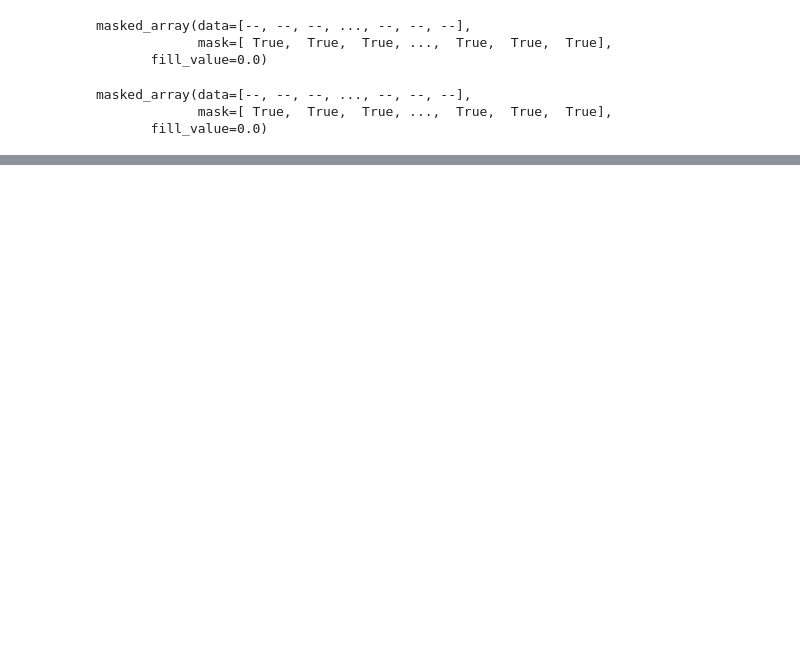
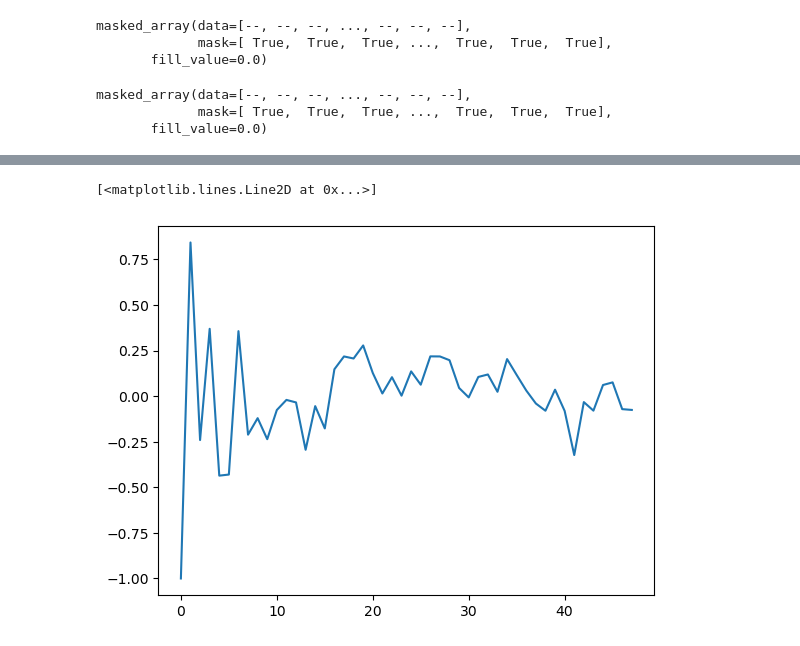
Before and after one commit to antolonappan/CMBxSN, a Jupyter notebook: SN_dist.ipynb, the cells around one changed output, grey strips where cells are left out. Drawn from its saved outputs; the diff is of its cells as text; code cells hidden in the pictures; blank space fills up the shorter version.

```diff
--- a/SN_dist.ipynb
+++ b/SN_dist.ipynb
@@ -345,0 +349,14 @@ plt.legend(bbox_to_anchor=(0.73, 0.98), loc=2, borderaxespad=0.)
+# %%
+cmb_alm = hp.map2alm(cmb_mask,use_weights=True)
+sn_alm = hp.map2alm(arri_mask,use_weights=True)
+# %%
+cl_cmb = hp.alm2cl(cmb_alm)
+cl_sn = hp.alm2cl(sn_alm)
+cl_cmb_sn = hp.alm2cl(cmb_alm,sn_alm)
+# %%
+normalized_cl_cmb_sn = cl_cmb_sn/np.sqrt(cl_cmb*cl_sn)
+# %%
+plt.plot(normalized_cl_cmb_sn, label='CMB x SN')
+# %% [output]
+[<matplotlib.lines.Line2D at 0x...>]
+[figure, added]
```
Also changed, not shown: parts of 16 cells of this notebook, 3 other files.
